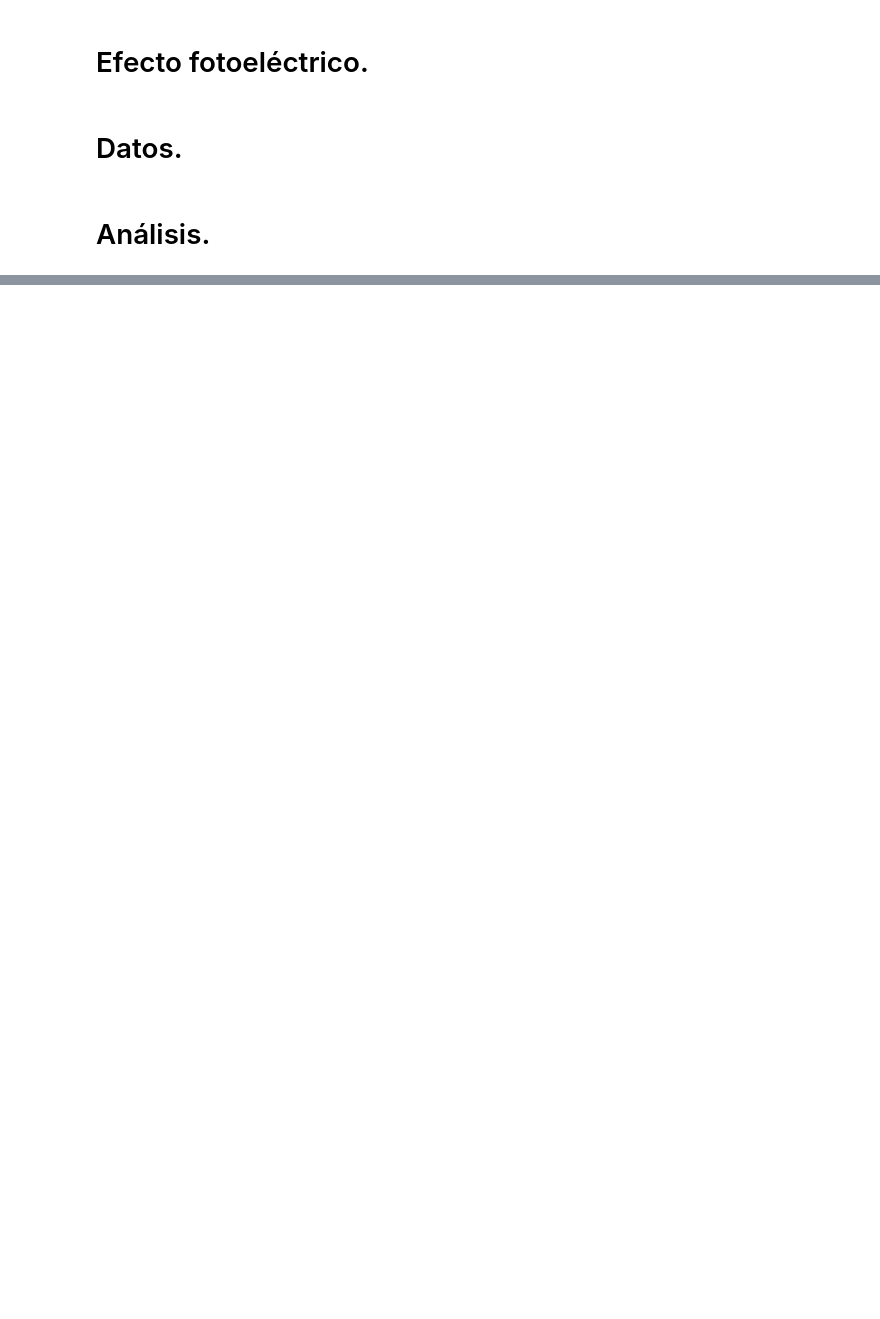
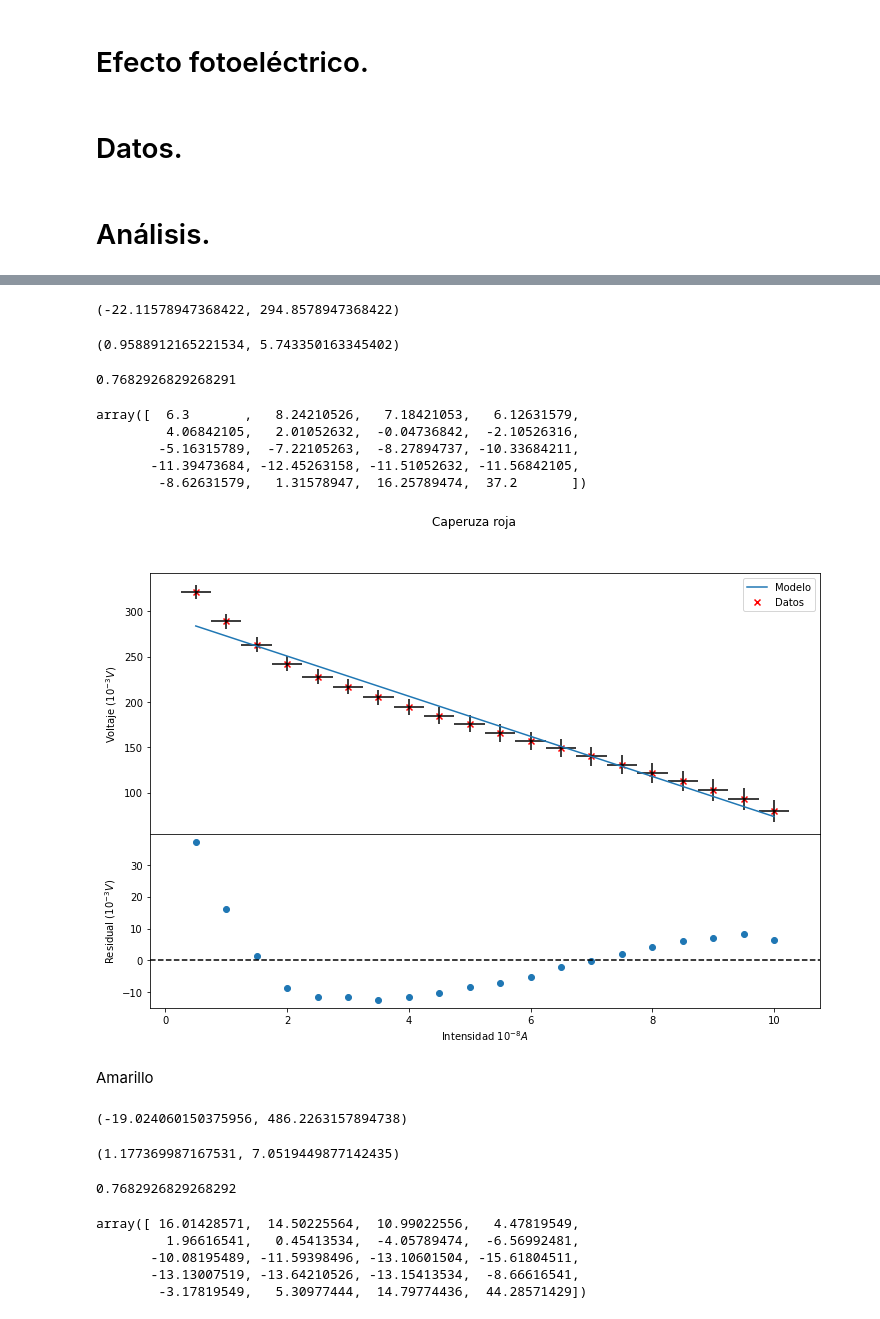
Before and after one commit to slaverdeg/Laboratorio-Moderna-GitHub, a Jupyter notebook: Efecto fotoeléctrico/código e_f.ipynb, the cells around one changed output, grey strips where cells are left out. Saved outputs shown, nothing was run; the diff lists cells and outputs as text; code cells hidden in the pictures; blank space fills up the shorter version.

```diff
--- a/Efecto fotoeléctrico/código e_f.ipynb
+++ b/Efecto fotoeléctrico/código e_f.ipynb
@@ -59,0 +72,77 @@ Y = sym.Symbol('y',real=True)
+# %%
+param = Minimos_cuadrados(intensidades,voltajes_rojo)
+(param[1],param[0])
+# %% [output]
+(-22.11578947368422, 294.8578947368422)
+# %%
+Cov,R2,r = GetError(intensidades,voltajes_rojo,param)
+delta_m = np.sqrt(Cov[-1][-1])
+delta_b = np.sqrt(Cov[0][0])
+(delta_m,delta_b)
+# %% [output]
+(0.9588912165221534, 5.743350163345402)
+# %%
+R2
+# %% [output]
+0.7682926829268291
+# %%
+r
+# %% [output]
+array([  6.3       ,   8.24210526,   7.18421053,   6.12631579,
+         4.06842105,   2.01052632,  -0.04736842,  -2.10526316,
+        -5.16315789,  -7.22105263,  -8.27894737, -10.33684211,
+       -11.39473684, -12.45263158, -11.51052632, -11.56842105,
+        -8.62631579,   1.31578947,  16.25789474,  37.2       ])
+# %%
+error_y = np.sqrt((intensidades*delta_m)**2 + (param[1]*error_x)**2 + (delta_b**2))
+# %%
+_x = np.linspace(np.min(intensidades),np.max(intensidades),50)
+_y = GetModel(_x,param)
+# %%
+fig, axs = plt.subplots(2, 1, figsize=(12, 8), gridspec_kw={'height_ratios': [1.5, 1]},sharex=True)
+fig.subplots_adjust(hspace=0)
+
+fig.suptitle('Caperuza roja')
+axs[0].scatter(intensidades,voltajes_rojo,label='Datos',color='r',marker='x')
+axs[0].errorbar(intensidades,voltajes_rojo, xerr= error_x,yerr= error_y, fmt='none', ecolor='black')
+axs[0].plot(_x,_y,label='Modelo')
+axs[0].set_ylabel('Voltaje ($10^{-3}V$)')
+#axs[0].text(421,430,'$y = (1.27 \pm 0.01) x + (23 \pm 6)$\n$R^{2} = 0.966$',fontsize=10, bbox=dict(facecolor='white', edgecolor='black', boxstyle='round'))
+axs[0].legend()
+
+axs[1].scatter(intensidades,r)
+axs[1].axhline(y=0, color='black', linestyle='--')
+axs[1].set_xlabel('Intensidad $10^{-8}A$')
+axs[1].set_ylabel('Residual ($10^{-3}V$)')
+#axs[1].set_ylim(-1.7,1.7)
+#axs[1].set_yticks(np.arange(-1.5, 2., 0.5))
+
+plt.show()
+# %% [output]
+[figure, added]
+# %% [markdown]
+Amarillo
+# %%
+param = Minimos_cuadrados(intensidades,voltajes_amarillo)
+(param[1],param[0])
+# %% [output]
+(-19.024060150375956, 486.2263157894738)
+# %%
+Cov,R2,r = GetError(intensidades,voltajes_amarillo,param)
+delta_m = np.sqrt(Cov[-1][-1])
+delta_b = np.sqrt(Cov[0][0])
+(delta_m,delta_b)
+# %% [output]
+(1.177369987167531, 7.0519449877142435)
+# %%
+R2
+# %% [output]
+0.7682926829268292
+# %%
+r
+# %% [output]
+array([ 16.01428571,  14.50225564,  10.99022556,   4.47819549,
+         1.96616541,   0.45413534,  -4.05789474,  -6.56992481,
+       -10.08195489, -11.59398496, -13.10601504, -15.61804511,
+       -13.13007519, -13.64210526, -13.15413534,  -8.66616541,
+        -3.17819549,   5.30977444,  14.79774436,  44.28571429])
```
Also changed, not shown: parts of 30 cells of this notebook.
